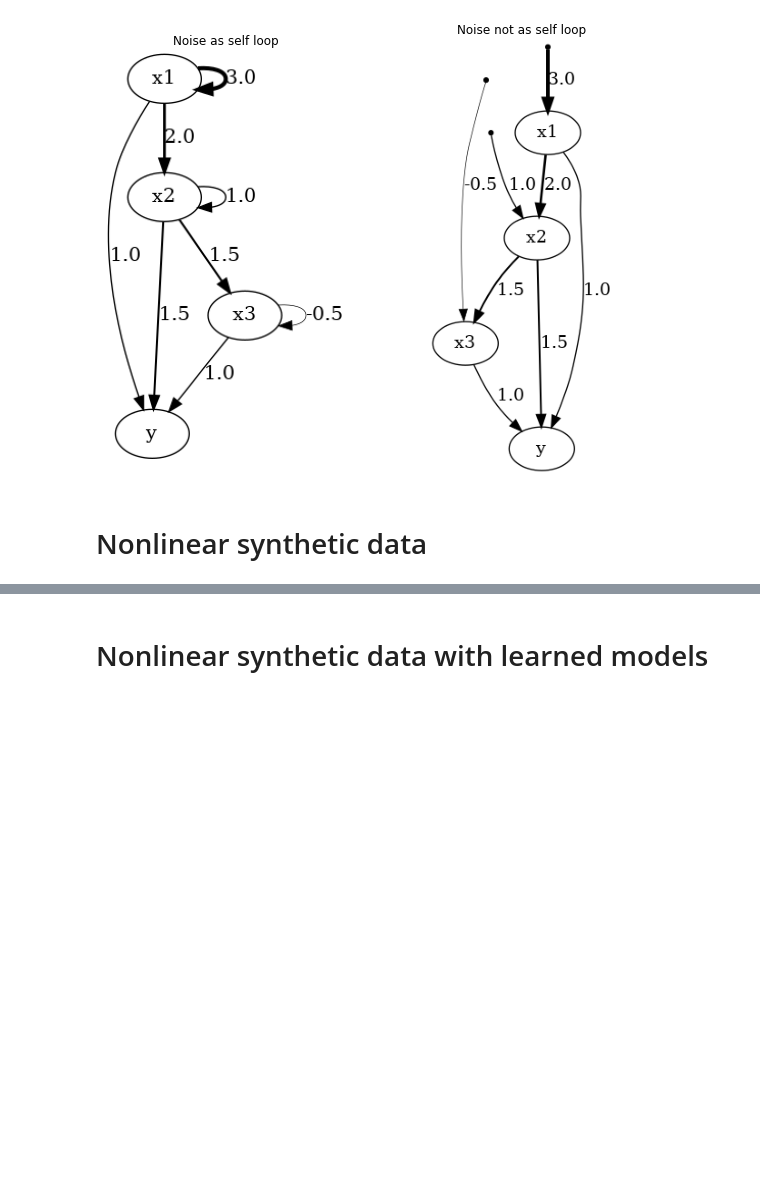
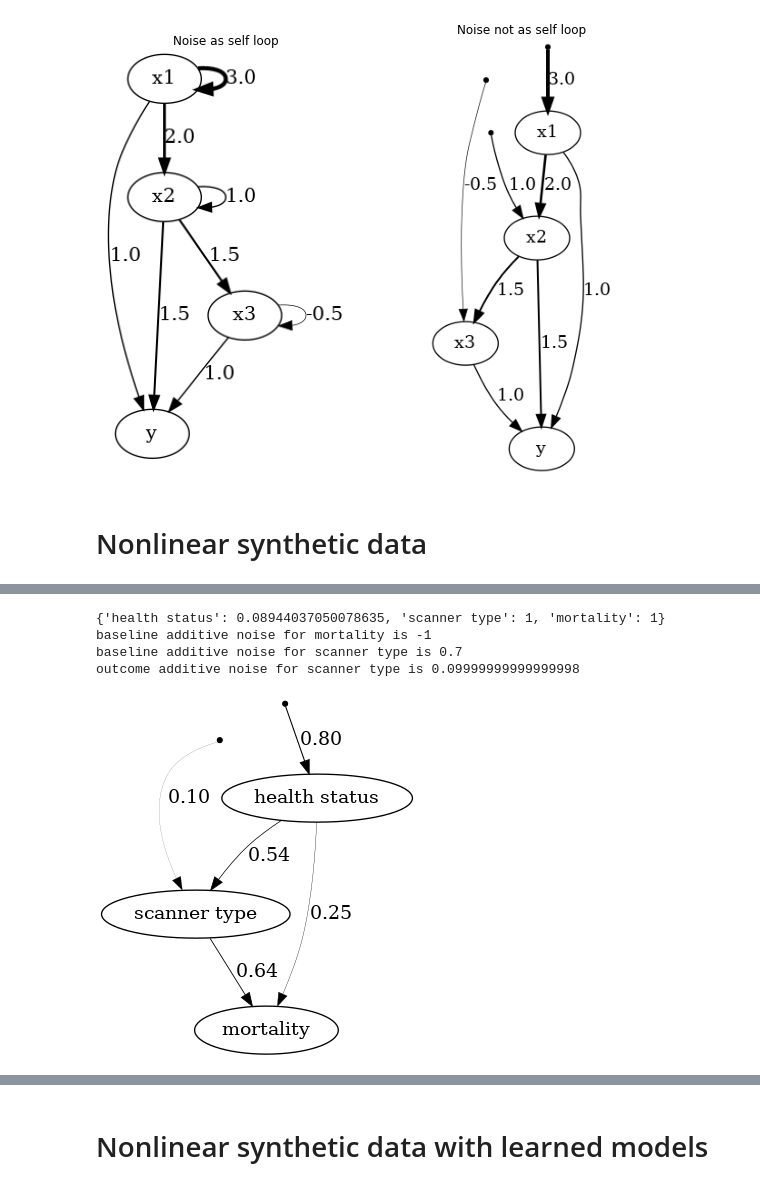
Before and after one commit to nathanwang000/Shapley-Flow, a Jupyter notebook: toy_experiments.ipynb, the cells around one changed output, grey strips where cells are left out. Saved outputs shown, nothing was run; the diff lists cells and outputs as text; code cells hidden in the pictures; blank space fills up the shorter version.

Commit message:
added a graph class to perform baseline sampling

```diff
--- a/toy_experiments.ipynb
+++ b/toy_experiments.ipynb
@@ -123,13 +125,13 @@ def build_graph2():
     x3 = Node('x3', lambda x2: x2, [x2])
     y  = Node('y', lambda x1, x2, x3: x1 + x2 + x3, [x1, x2, x3],
               is_target_node=True)
-    graph = [x1, x2, x3, y]
 
     # initialize the values from data
-    x1.set_baseline_target(0, 1)
-    x2.set_baseline_target(0, 1.5)
-    x3.set_baseline_target(0, 1)
-    y.set_baseline_target(0, 3.5)
+    graph = Graph([x1, x2, x3, y],
+                  # sample baseline
+                  lambda: {'x1': 0, 'x2': 0, 'x3': 0, 'y': 0},
+                  # target to explain
+                  {'x1': 1, 'x2': 1.5, 'x3': 1, 'y': 3.5})
 
     # check the amount of noise
     check_baseline_target(graph)
@@ -167,0 +184,51 @@ outcome additive noise for x3 is -0.5
+# %%
+def health_data():
+    '''synthetic health data'''
+    health_status = np.random.uniform(0, 1)
+    scanner_type = np.random.choice([0, 1],
+                                    p=[0.1 if health_status <= 0.1 else 0.7,
+                                       0.9 if health_status <= 0.1 else 0.3])
+    mortality = 1 if health_status <= 0.1 else 0
+    return {
+        'health status': health_status,
+        'scanner type': scanner_type,
+        'mortality': mortality
+    }
+
+print(health_data())
+
+def build_health_graph():
+    '''
+    build and return a graph (list of nodes), to be runnable in main
+    '''
+    # build the graph: x1->x2->x3, y = f(x1, x2, x3)
+    x1 = Node('health status')
+    x2 = Node('scanner type', lambda x1: 0.9 if x1 <= 0.1 else 0.3, [x1])
+    y  = Node('mortality', lambda x1, x2: x2,
+              [x1, x2], is_target_node=True)
+
+    # initialize the values from data
+    graph = Graph([x1, x2, y], health_data,
+                 {
+                     'health status': 0.1,
+                     'scanner type': 1,
+                     'mortality': 1
+                 }, treat_target_differently=False)
+
+    # check the amount of noise
+    check_baseline_target(graph)
+    return graph
+
+cf = CreditFlow(verbose=False, nruns=1000)
+graph = build_health_graph()
+cf.run(graph)
+
+dot = cf.credit2dot()
+dot.write_png('graph.png')
+Image('graph.png')
+# %% [output]
+{'health status': 0.08944037050078635, 'scanner type': 1, 'mortality': 1}
+baseline additive noise for mortality is -1
+baseline additive noise for scanner type is 0.7
+outcome additive noise for scanner type is 0.09999999999999998
+[figure, added]
```
Also changed, not shown: parts of 6 cells of this notebook, 1 other file.
